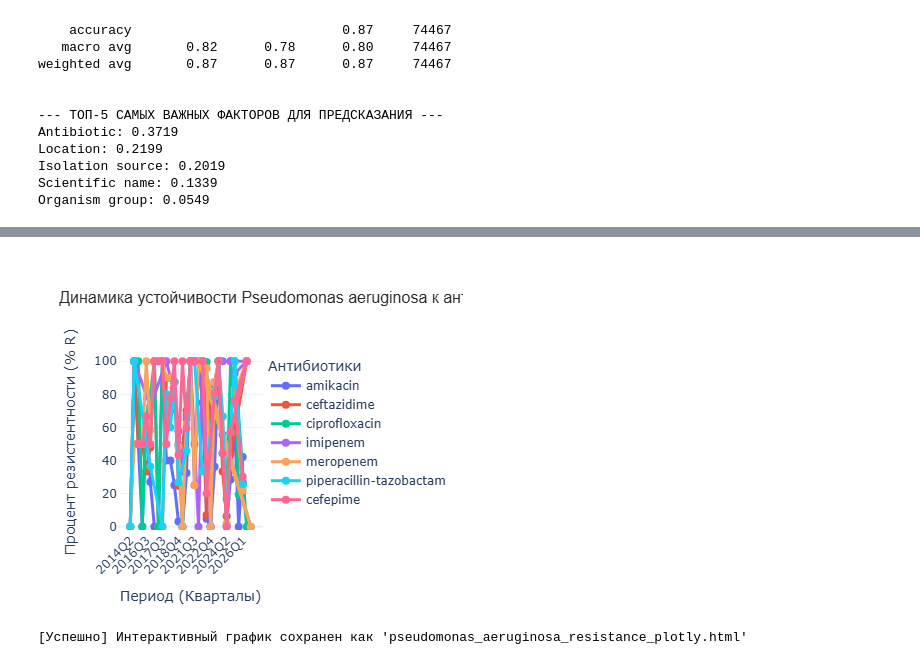
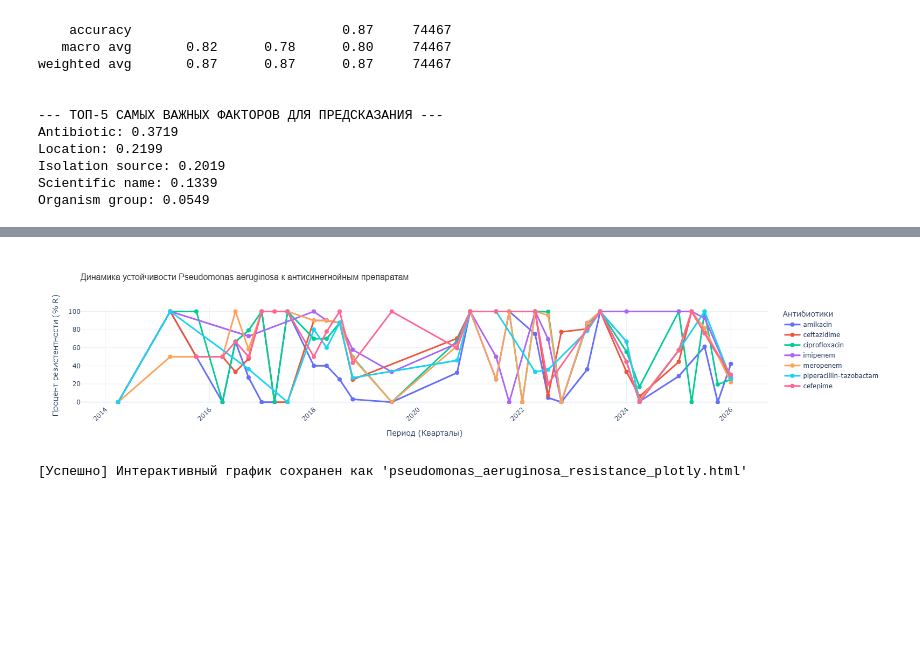
Before and after one commit to troiekurov-eng/Final_project_It_step_2026, a Jupyter notebook: Cleaning_data.ipynb, the cells around one changed output, grey strips where cells are left out. Cells and saved outputs as stored; diff of their text form; code cells hidden in the pictures; blank space fills up the shorter version.

```diff
--- a/Cleaning_data.ipynb
+++ b/Cleaning_data.ipynb
@@ -911,7 +911,7 @@ trend_data_pa = (
 )
 
 # Переводим периоды в строковый формат для корректного отображения в Plotly
-trend_data_pa["Period"] = trend_data_pa["Period"].astype(str)
+trend_data_pa['Period'] = trend_data_pa['Period'].dt.to_timestamp()
 
 # Сортируем данные по периодам, чтобы линии на графике шли последовательно
 trend_data_pa = trend_data_pa.sort_values("Period")
@@ -942,34 +942,34 @@ fig_pa.update_layout(
         -2,
         105,
     ],  # Ограничиваем ось Y от 0 до 100 (с небольшим запасом для красоты)
     template="plotly_white",  # Чистый белый фон с аккуратной сеткой
     hovermode="x unified",  # При наведении показывает данные всех антибиотиков сразу
     legend=dict(
         title_text="Антибиотики",
         yanchor="top",
         y=1,
         xanchor="left",
         x=1.02,  # Убираем легенду вправо, чтобы она не мешала графику
     ),
 )
 
 # Настройка самих линий (толщина и размер точек)
 fig_pa.update_traces(
     line_width=3,
     marker_size=8,
     hovertemplate="%{y:.1f}%",  # Округляем процент в подсказке до 1 знака после запятой
 )
 
 # Показ графика
 fig_pa.show()
 
 # Сохранение в интерактивный HTML файл
 fig_pa.write_html("pseudomonas_aeruginosa_resistance_plotly.html")
 print(
     "[Успешно] Интерактивный график сохранен как 'pseudomonas_aeruginosa_resistance_plotly.html'"
 )
 # %% [output]
-[figure, old version]
+[figure, new version]
 [Успешно] Интерактивный график сохранен как 'pseudomonas_aeruginosa_resistance_plotly.html'
 # %%
 #!pip install prophet
```
Also changed, not shown: parts of 4 cells of this notebook.
